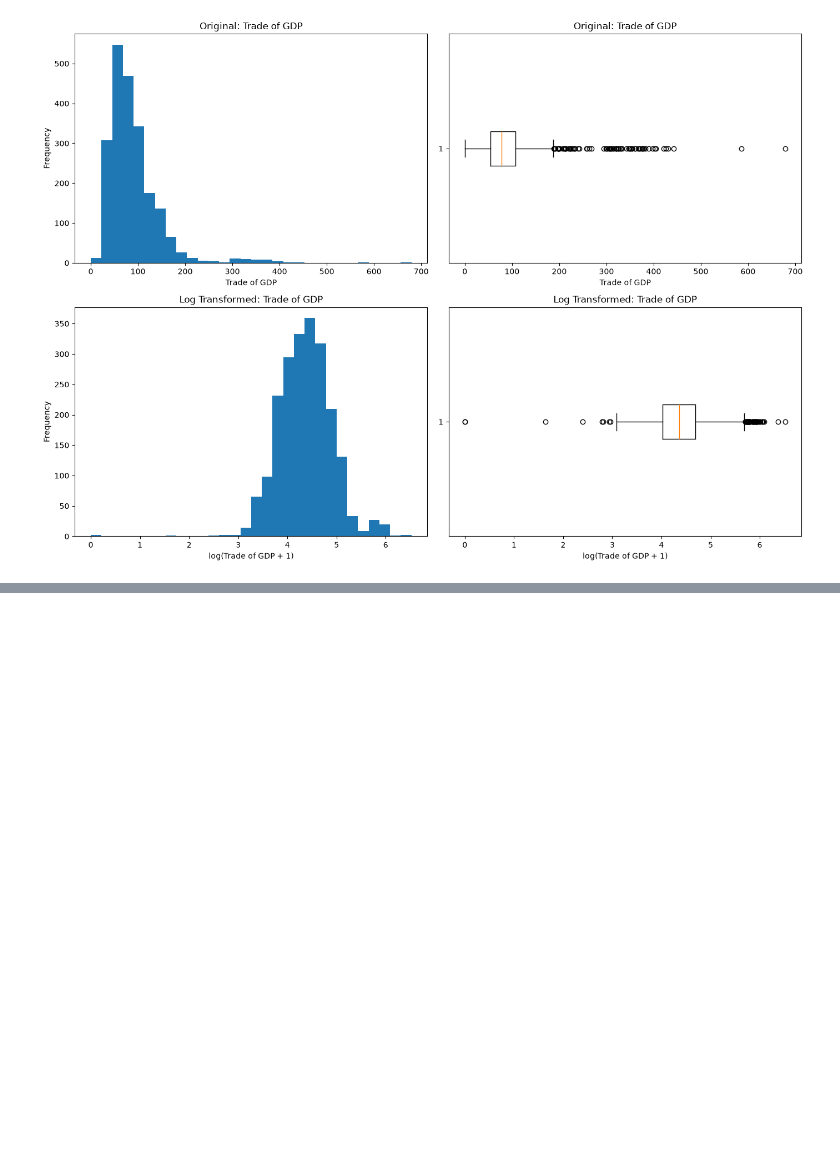
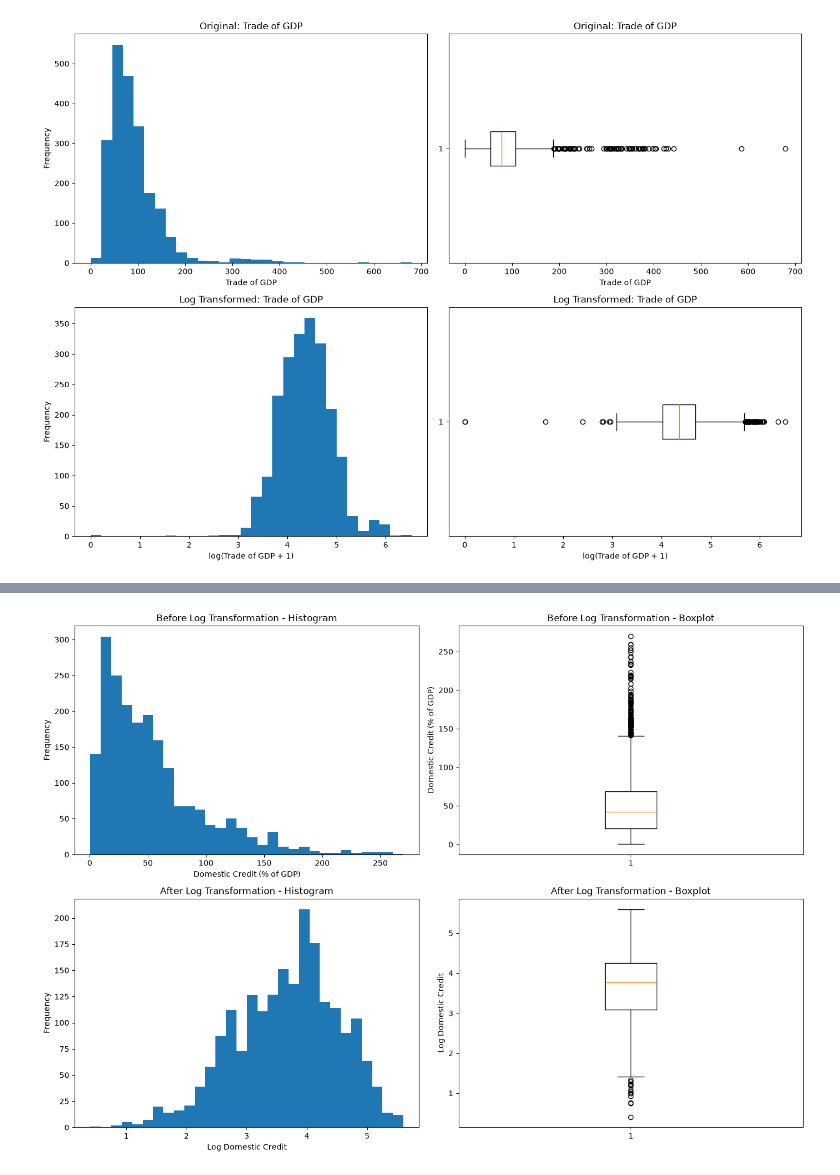
Before and after one commit to Mina-Makram-001/2B_Data_Science_Portfolio, a Jupyter notebook: Task_4_(Train_3_Unsupervised_ML_Models)/2_EDA_&_Preperation.ipynb, the cells around one changed output, grey strips where cells are left out. Drawn from its saved outputs; the diff is of its cells as text; code cells hidden in the pictures; blank space fills up the shorter version.

```diff
--- a/Task_4_(Train_3_Unsupervised_ML_Models)/2_EDA_&_Preperation.ipynb
+++ b/Task_4_(Train_3_Unsupervised_ML_Models)/2_EDA_&_Preperation.ipynb
@@ -424,0 +564,39 @@ df_countries.drop(columns=['trade_of_gdp'], inplace=True)
+# %%
+df_countries['domestic_credit_to_private_sector_of_gdp_log'] = np.log1p(df_countries['domestic_credit_to_private_sector_of_gdp'])
+# %%
+original = df_countries["domestic_credit_to_private_sector_of_gdp"].dropna()
+logged = df_countries["domestic_credit_to_private_sector_of_gdp_log"].dropna()
+
+fig, axes = plt.subplots(2, 2, figsize=(14, 10))
+
+# ---------------- BEFORE ----------------
+
+# Histogram
+axes[0, 0].hist(original, bins=30)
+axes[0, 0].set_title("Before Log Transformation - Histogram")
+axes[0, 0].set_xlabel("Domestic Credit (% of GDP)")
+axes[0, 0].set_ylabel("Frequency")
+
+# Boxplot
+axes[0, 1].boxplot(original)
+axes[0, 1].set_title("Before Log Transformation - Boxplot")
+axes[0, 1].set_ylabel("Domestic Credit (% of GDP)")
+
+
+# ---------------- AFTER ----------------
+
+# Histogram
+axes[1, 0].hist(logged, bins=30)
+axes[1, 0].set_title("After Log Transformation - Histogram")
+axes[1, 0].set_xlabel("Log Domestic Credit")
+axes[1, 0].set_ylabel("Frequency")
+
+# Boxplot
+axes[1, 1].boxplot(logged)
+axes[1, 1].set_title("After Log Transformation - Boxplot")
+axes[1, 1].set_ylabel("Log Domestic Credit")
+
+plt.tight_layout()
+plt.show()
+# %% [output]
+[figure, added]
```
Also changed, not shown: parts of 15 cells of this notebook.
